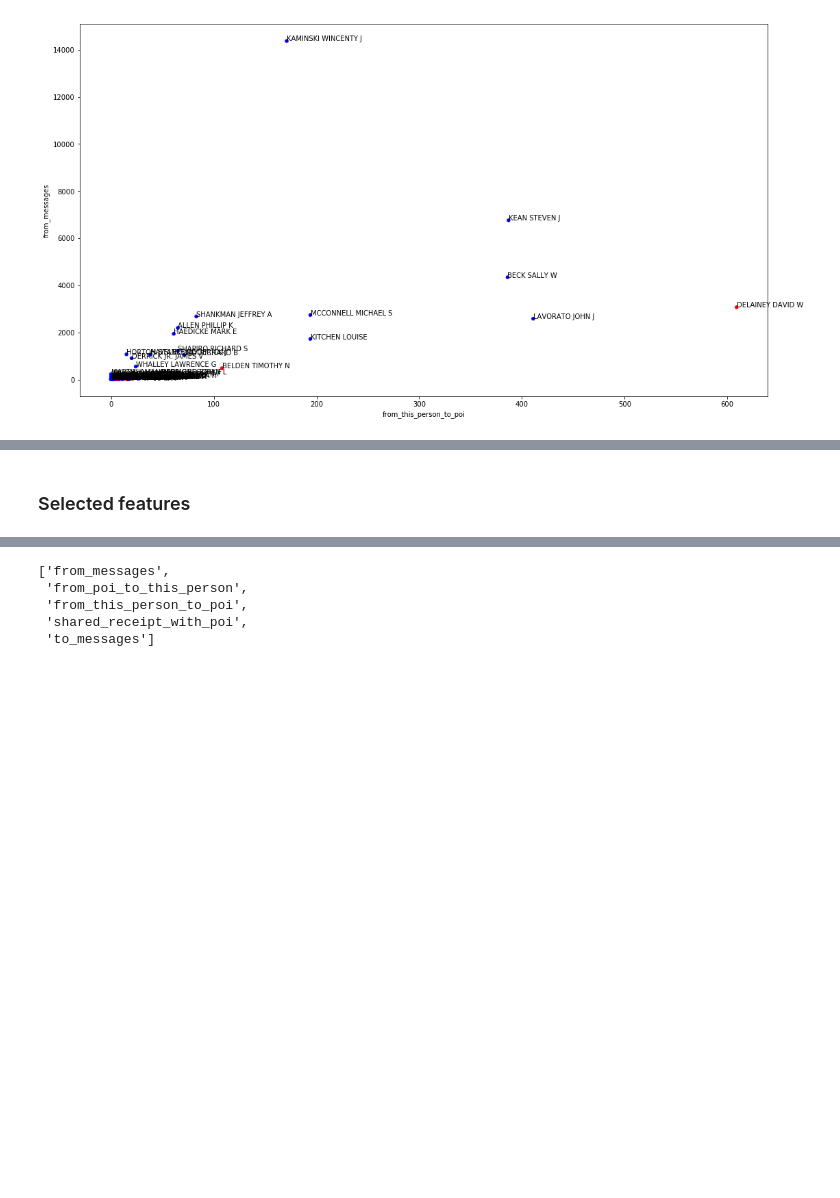
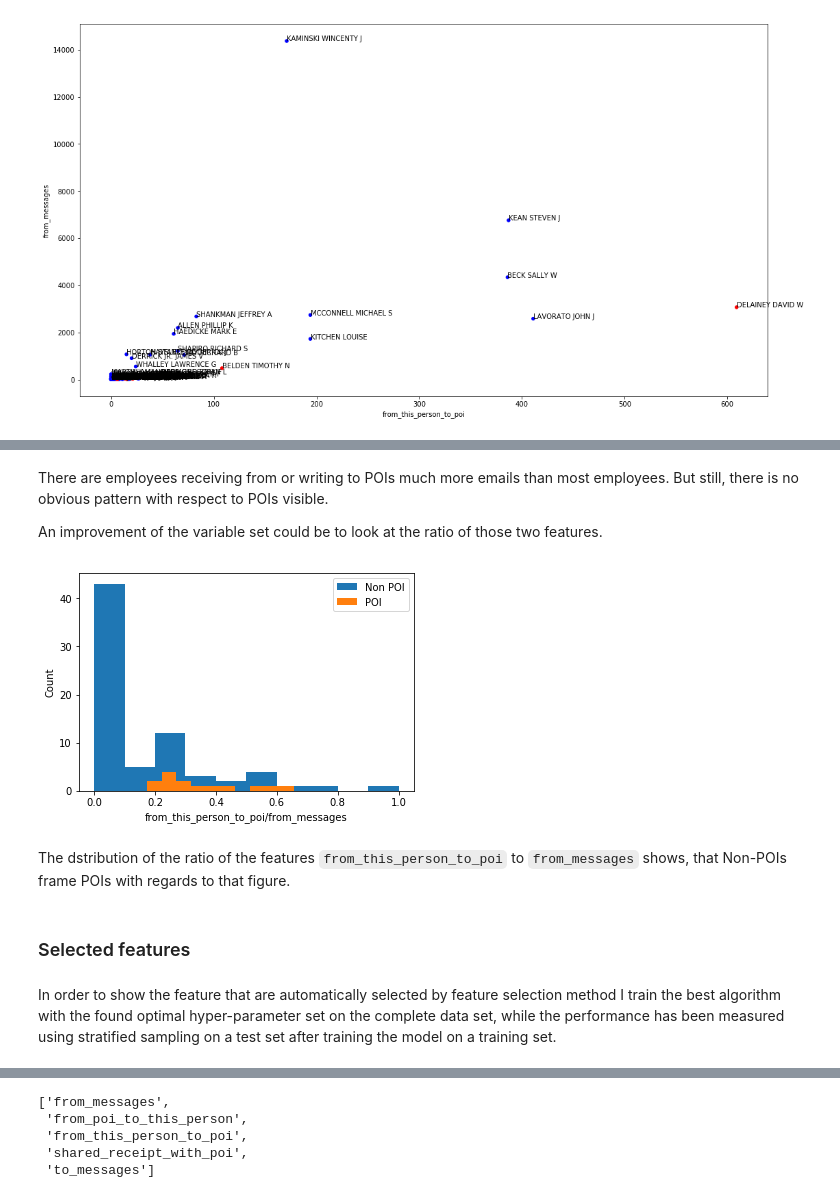
Before and after one commit to mbunse/ud120-projects, a Jupyter notebook: final_project/Look At Enron data set.ipynb, the cells around one changed output, grey strips where cells are left out. Cells and saved outputs as stored; diff of their text form; code cells hidden in the pictures; blank space fills up the shorter version.

```diff
--- a/final_project/Look At Enron data set.ipynb
+++ b/final_project/Look At Enron data set.ipynb
@@ -261,7 +331,0 @@ Obviously, there is a "TOTAL" entry in the data set. This is removed since it do
-# %%
-#features.remove()
-TOTAL_IDX = data.index.get_loc("TOTAL")
-del features[TOTAL_IDX]
-del names[TOTAL_IDX]
-del labels[TOTAL_IDX]
-data.drop("TOTAL", inplace=True)
@@ -359,5 +349,24 @@ show(p)
+# %% [markdown]
+There are employees receiving from or writing to POIs much more emails than most employees. But still, there is no obvious pattern with respect to POIs visible.
+
+An improvement of the variable set could be to look at the ratio of those two features.
+# %%
+data["ratio_from_to_poi_messages"]=data["from_this_person_to_poi"]/data["from_messages"]
+non_pois, pois = data[data["poi"]==False]["ratio_from_to_poi_messages"], data[data["poi"]==True]["ratio_from_to_poi_messages"]
+plt.hist(non_pois, stacked=True, label="Non POI")
+plt.hist(pois, stacked=True, label="POI")
+plt.xlabel("from_this_person_to_poi/from_messages")
+plt.ylabel("Count")
+plt.legend()
+plt.show()
+# %% [output]
+[figure, added]
+# %% [markdown]
+The dstribution of the ratio of the features `from_this_person_to_poi` to `from_messages` shows, that Non-POIs frame POIs with regards to that figure.
 # %% [markdown]
 ### Selected features
+# %% [markdown]
+In order to show the feature that are automatically selected by feature selection method I train the best algorithm with the found optimal hyper-parameter set on the complete data set, while the performance has been measured using stratified sampling on a test set after training the model on a training set.
 # %%
 from sklearn.pipeline import Pipeline, FeatureUnion
 from sklearn.preprocessing import FunctionTransformer, StandardScaler
```
Also changed, not shown: parts of 70 cells of this notebook.
